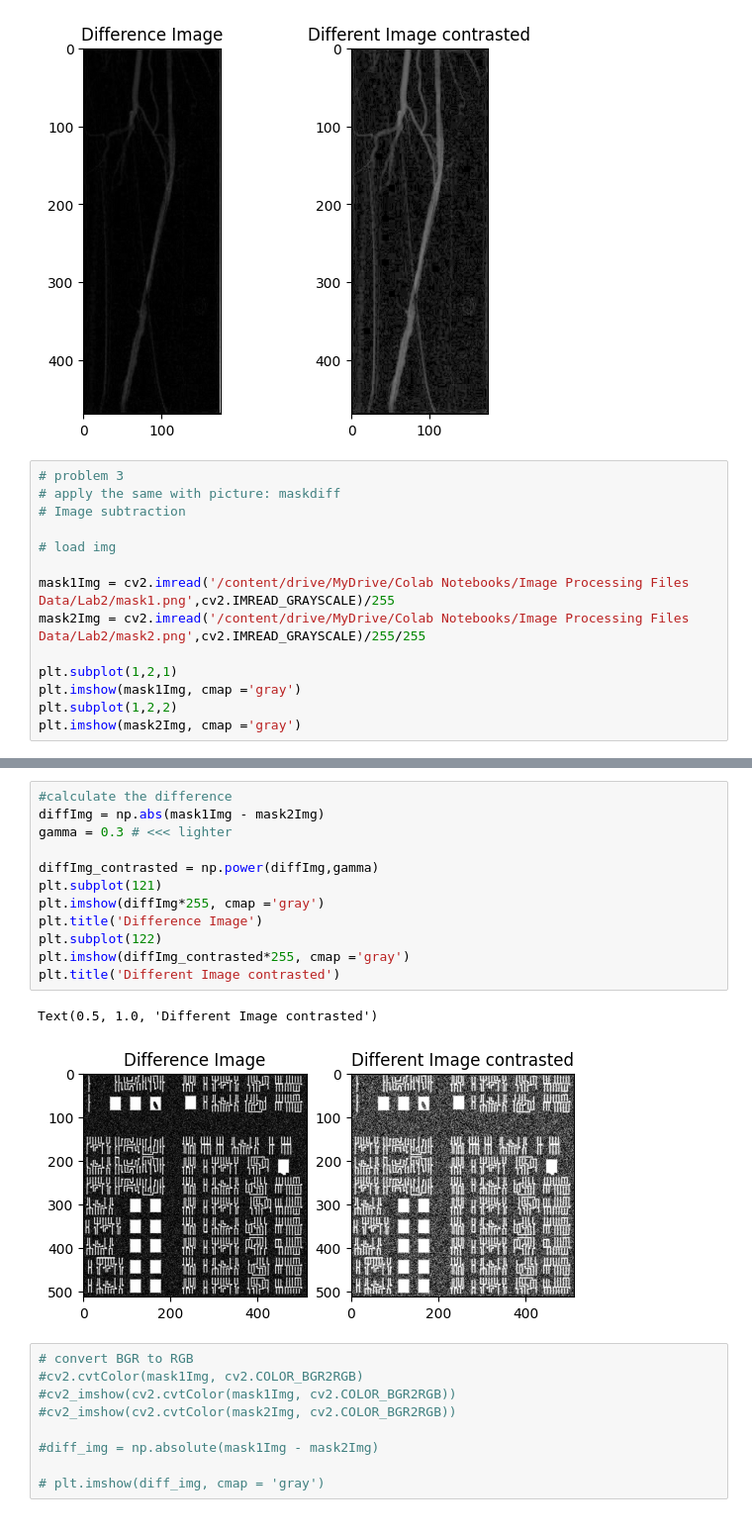
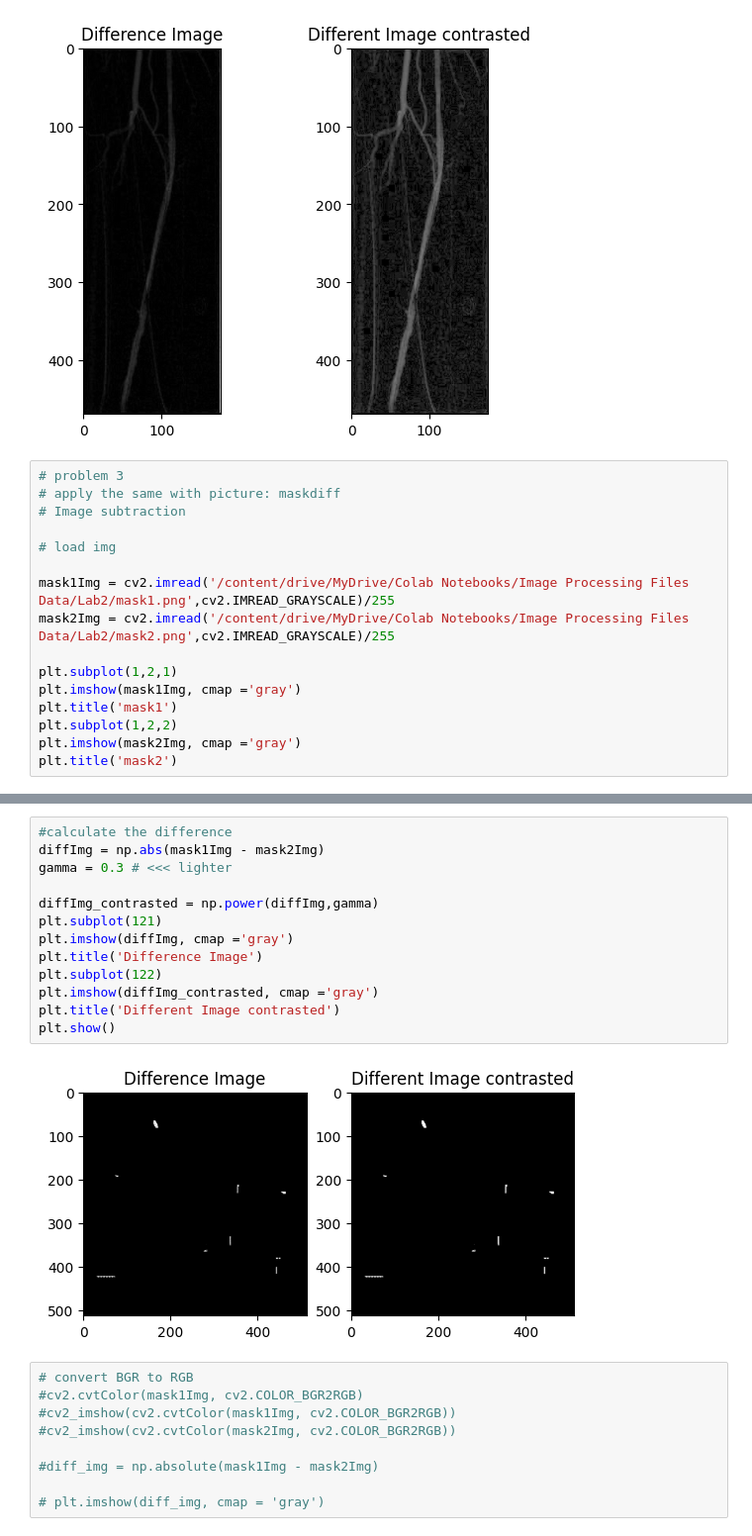
Before and after one commit to GiaHan2702/image_processing, a Jupyter notebook: Lab2_IMG_Pro_Ex2_Ex3.ipynb, the cells around one changed output, grey strips where cells are left out. Shown at 99% size. Saved outputs shown, nothing was run; the diff lists cells and outputs as text.

```diff
--- a/Lab2_IMG_Pro_Ex2_Ex3.ipynb
+++ b/Lab2_IMG_Pro_Ex2_Ex3.ipynb
@@ -57,10 +57,12 @@ Text(0.5, 1.0, 'Different Image contrasted')
 # load img
 
 mask1Img = cv2.imread('/content/drive/MyDrive/Colab Notebooks/Image Processing Files Data/Lab2/mask1.png',cv2.IMREAD_GRAYSCALE)/255
-mask2Img = cv2.imread('/content/drive/MyDrive/Colab Notebooks/Image Processing Files Data/Lab2/mask2.png',cv2.IMREAD_GRAYSCALE)/255/255
+mask2Img = cv2.imread('/content/drive/MyDrive/Colab Notebooks/Image Processing Files Data/Lab2/mask2.png',cv2.IMREAD_GRAYSCALE)/255
 
 plt.subplot(1,2,1)
 plt.imshow(mask1Img, cmap ='gray')
+plt.title('mask1')
 plt.subplot(1,2,2)
 plt.imshow(mask2Img, cmap ='gray')
+plt.title('mask2')
 # %% [output]
@@ -69,18 +71,18 @@ plt.imshow(mask2Img, cmap ='gray')
 # %%
 #calculate the difference
 diffImg = np.abs(mask1Img - mask2Img)
 gamma = 0.3 # <<< lighter
 
 diffImg_contrasted = np.power(diffImg,gamma)
 plt.subplot(121)
-plt.imshow(diffImg*255, cmap ='gray')
+plt.imshow(diffImg, cmap ='gray')
 plt.title('Difference Image')
 plt.subplot(122)
-plt.imshow(diffImg_contrasted*255, cmap ='gray')
+plt.imshow(diffImg_contrasted, cmap ='gray')
 plt.title('Different Image contrasted')
+plt.show()
 # %% [output]
-Text(0.5, 1.0, 'Different Image contrasted')
-[figure, old version]
+[figure, new version]
 # %%
 # convert BGR to RGB
 #cv2.cvtColor(mask1Img, cv2.COLOR_BGR2RGB)
```
Also changed, not shown: parts of 1 cell of this notebook.
